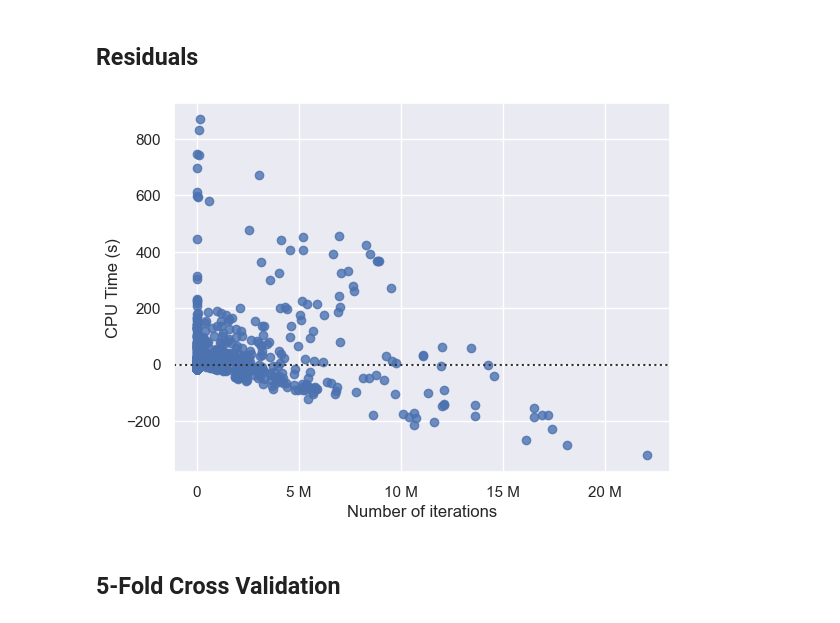
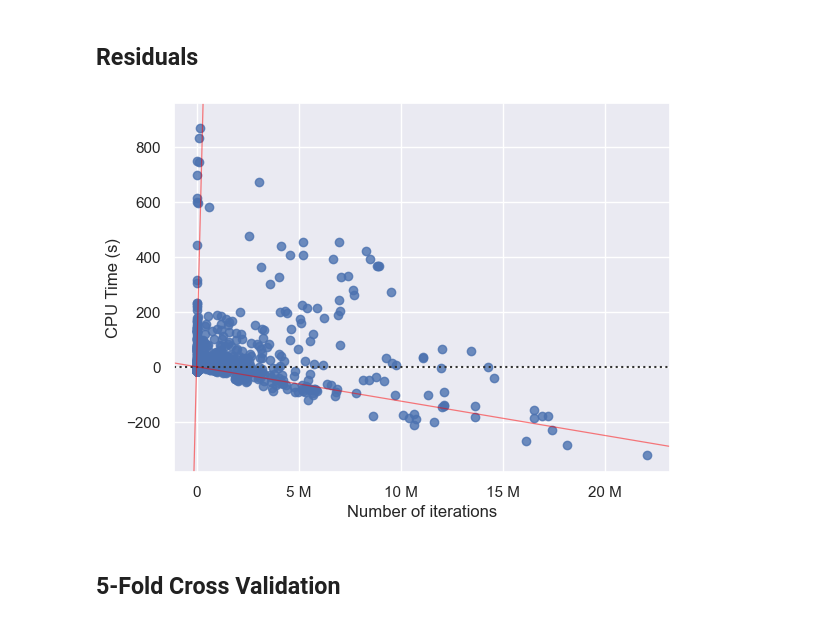
Before and after one commit to amp-man/bachelors-thesis_cpachecker, a Jupyter notebook: 3-1-1_regression/3-1-1_regression.ipynb, the cells around one changed output. Drawn from its saved outputs; the diff is of its cells as text; code cells hidden in the pictures.

Commit message:
Add residuals trend lines

```diff
--- a/3-1-1_regression/3-1-1_regression.ipynb
+++ b/3-1-1_regression/3-1-1_regression.ipynb
@@ -59,11 +59,13 @@ regrplot.ax_joint.xaxis.set_major_formatter(ticker.EngFormatter())
 ## Residuals
 # %%
 residplot = sns.residplot(data=data_1, x="Number of iterations", y="CPU Time (s)");
+residplot.axline((0,0),(300000,900), color='red', linewidth=0.9, alpha=0.5)
+residplot.axline((0,0),(20000000,-250), color='red', linewidth=0.9, alpha=0.5)
 residplot.xaxis.set_major_formatter(ticker.EngFormatter())
 
-#residplot.get_figure().savefig('3-1-1_1_residuals.pdf')
+residplot.get_figure().savefig('3-1-1_1_residuals.pdf')
 # %% [output]
-[figure, old version]
+[figure, new version]
 # %% [markdown]
 ## 5-Fold Cross Validation
 # %%
```
Also changed, not shown: parts of 5 cells of this notebook, 1 other file.
